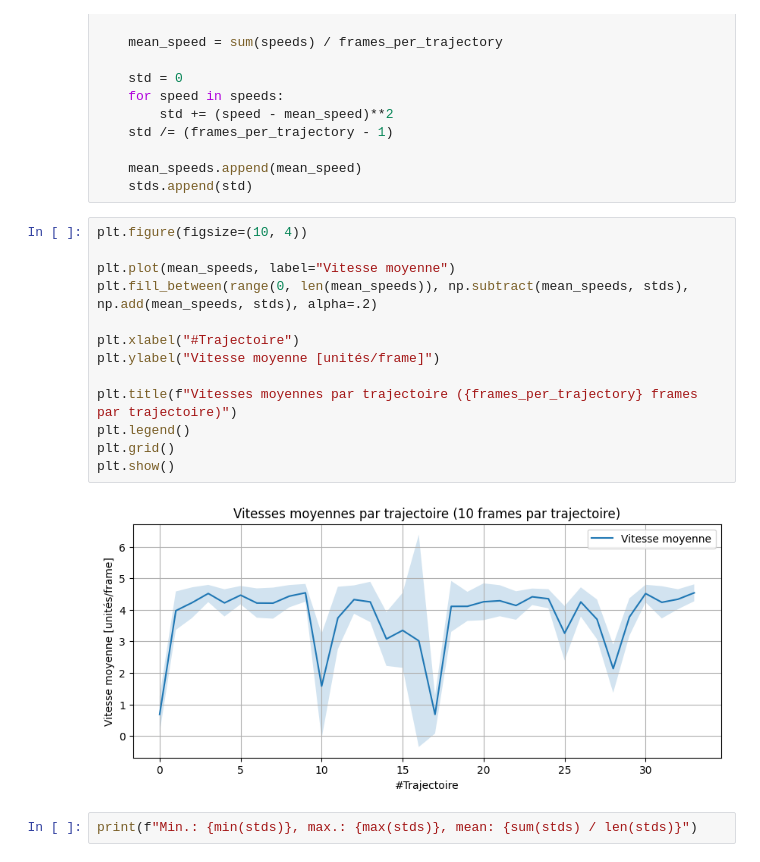
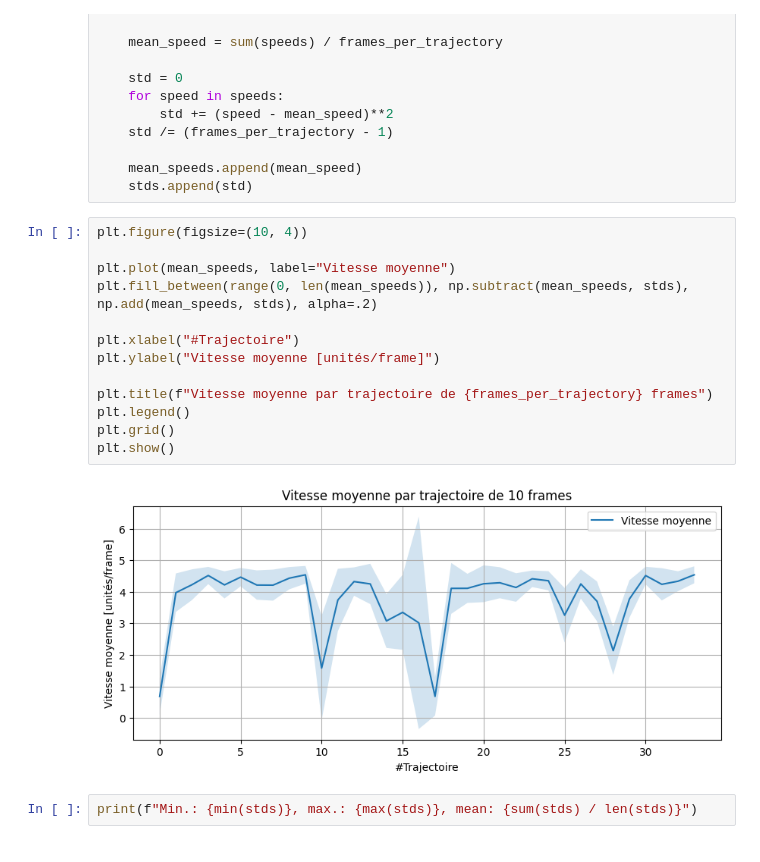
Before and after one commit to dij0s/AdGA, a Jupyter notebook: trajectories.ipynb, the cells around one changed output. Cells and saved outputs as stored; diff of their text form.

```diff
--- a/trajectories.ipynb
+++ b/trajectories.ipynb
@@ -50,18 +50,18 @@ for ps in positions[:-1]:
 # %%
 plt.figure(figsize=(10, 4))
 
 plt.plot(mean_speeds, label="Vitesse moyenne")
 plt.fill_between(range(0, len(mean_speeds)), np.subtract(mean_speeds, stds), np.add(mean_speeds, stds), alpha=.2)
 
 plt.xlabel("#Trajectoire")
 plt.ylabel("Vitesse moyenne [unités/frame]")
 
-plt.title(f"Vitesses moyennes par trajectoire ({frames_per_trajectory} frames par trajectoire)")
+plt.title(f"Vitesse moyenne par trajectoire de {frames_per_trajectory} frames")
 plt.legend()
 plt.grid()
 plt.show()
 # %% [output]
-[figure, old version]
+[figure, new version]
 # %%
 print(f"Min.: {min(stds)}, max.: {max(stds)}, mean: {sum(stds) / len(stds)}")
 # %% [output]
```
Also changed, not shown: 4 other files.
